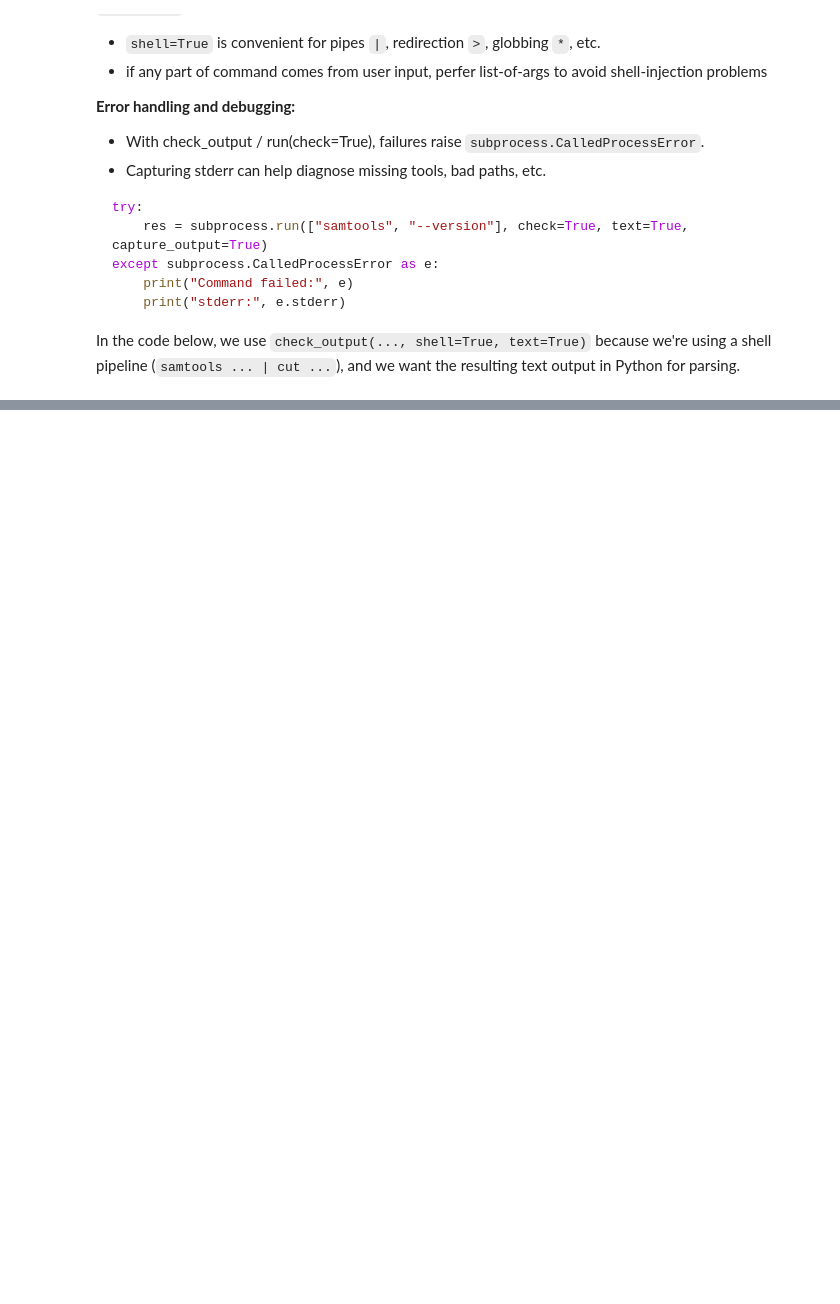
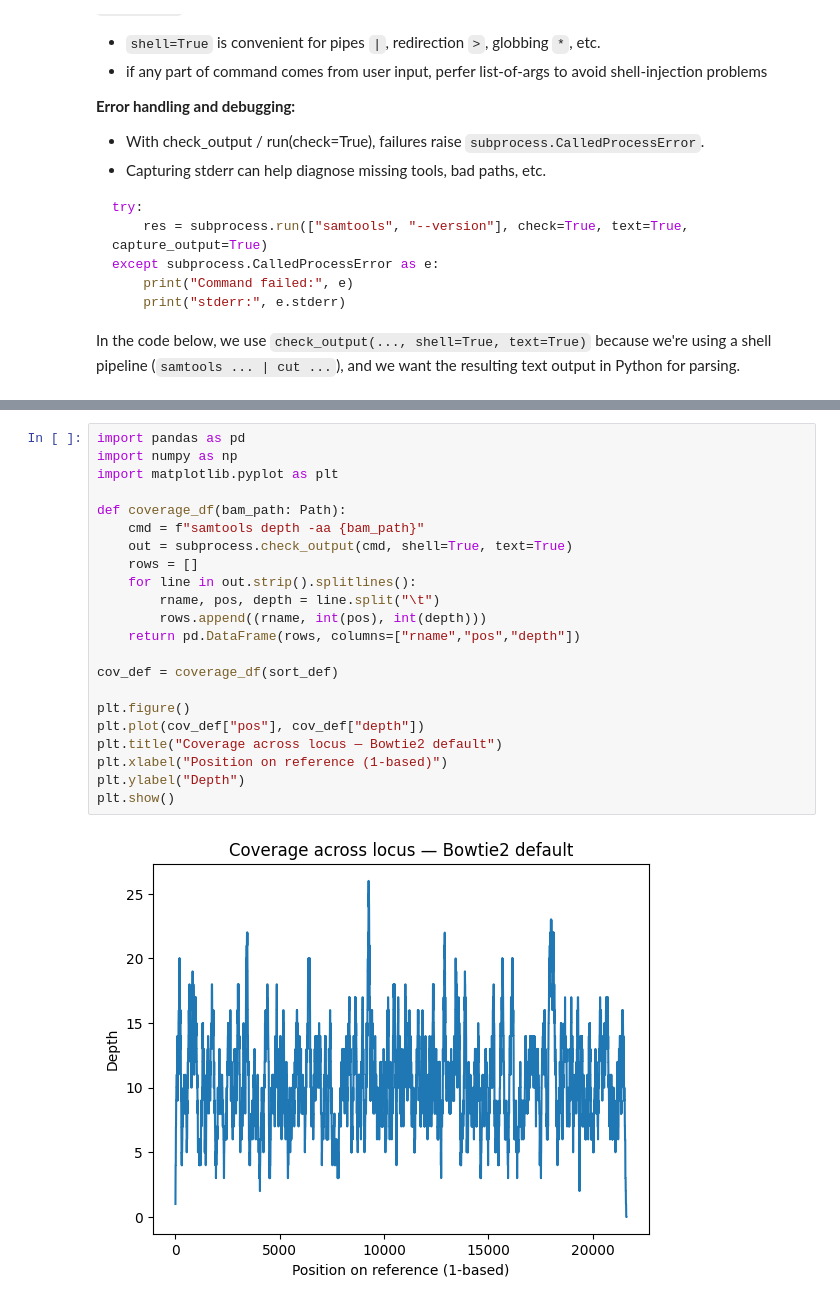
Before and after one commit to erik-owen/2026_QMW_Genomics, a Jupyter notebook: notebooks/teacher.ipynb, the cells around one changed output, grey strips where cells are left out. Cells and saved outputs as stored; diff of their text form; blank space fills up the shorter version.

```diff
--- a/notebooks/teacher.ipynb
+++ b/notebooks/teacher.ipynb
@@ -1040,0 +1091,24 @@ VSL-LOC: {'n_total': 2624, 'n_trivial_M_only': 2470, 'n_nontrivial': 154}
+# %%
+import pandas as pd
+import numpy as np
+import matplotlib.pyplot as plt
+
+def coverage_df(bam_path: Path):
+    cmd = f"samtools depth -aa {bam_path}"
+    out = subprocess.check_output(cmd, shell=True, text=True)
+    rows = []
+    for line in out.strip().splitlines():
+        rname, pos, depth = line.split("\t")
+        rows.append((rname, int(pos), int(depth)))
+    return pd.DataFrame(rows, columns=["rname","pos","depth"])
+
+cov_def = coverage_df(sort_def)
+
+plt.figure()
+plt.plot(cov_def["pos"], cov_def["depth"])
+plt.title("Coverage across locus — Bowtie2 default")
+plt.xlabel("Position on reference (1-based)")
+plt.ylabel("Depth")
+plt.show()
+# %% [output]
+[figure, added]
```
Also changed, not shown: parts of 9 cells of this notebook.
